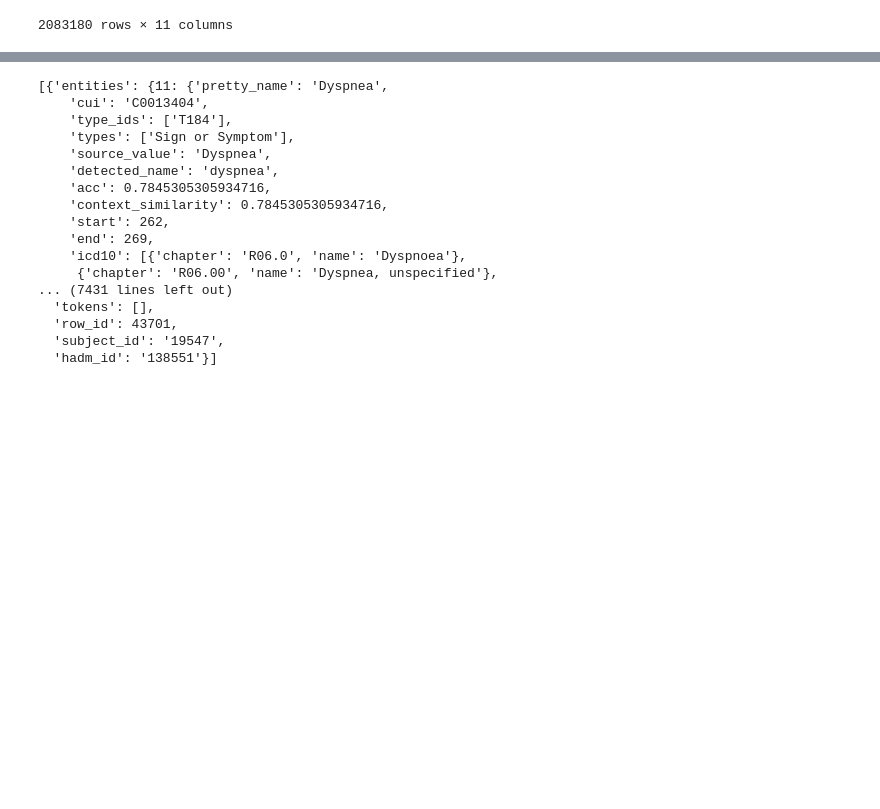
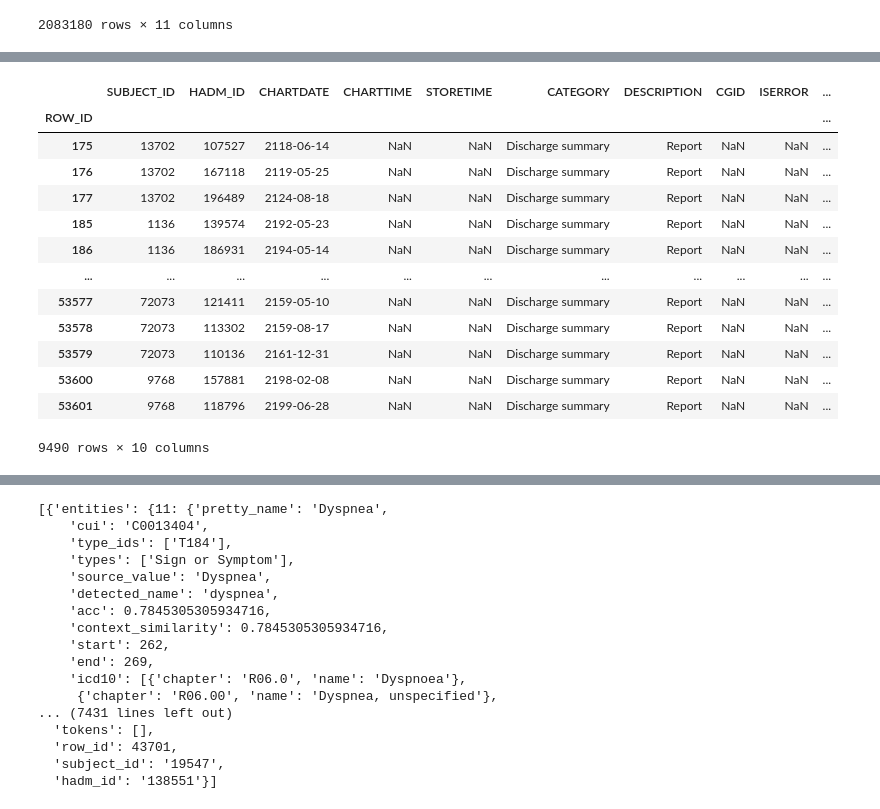
Before and after one commit to giuseppericcio/MediCARE, a Jupyter notebook: data_preprocessing.ipynb, the cells around one changed output, grey strips where cells are left out. Saved outputs shown, nothing was run; the diff lists cells and outputs as text; code cells hidden in the pictures; blank space fills up the shorter version.

```diff
--- a/data_preprocessing.ipynb
+++ b/data_preprocessing.ipynb
@@ -162,0 +198,9 @@ df
+# %%
+# filter for 'DISCHARGE SUMMARY' in the 'CATEGORY' column
+df = df[(df['CATEGORY'] == 'Discharge summary') & (df['DESCRIPTION'] == 'Report')]
+# Filtra per avere solo i record che appartengono ai pazienti in patient_dict
+df = df[df["SUBJECT_ID"].isin(list(patient_dict.keys()))]
+# Elimina le righe con valori mancanti
+df = df.dropna(subset=["SUBJECT_ID", "HADM_ID", "TEXT"])
+# Raggruppa per paziente
+group_df = df.groupby("SUBJECT_ID")
@@ -162,0 +223,9 @@ df
+# %%
+# Calcola il numero di visite (riepiloghi di dimissione) per ogni paziente
+visits_per_patient = group_df['HADM_ID'].nunique()
+# Filtra i pazienti che hanno almeno 3 visite
+patients_with_at_least_two_visits = visits_per_patient[visits_per_patient >= 3].index
+# Crea un nuovo DataFrame contenente solo i pazienti con almeno 3 visite
+df_multiple_visits = df[df["SUBJECT_ID"].isin(patients_with_at_least_two_visits)]
+# Resetta l'indice del nuovo DataFrame
+df_multiple_visits = df_multiple_visits.reset_index(drop=True)
@@ -163,3 +248,22 @@ df
+# %%
+df_multiple_visits.set_index("ROW_ID", inplace=True)
+# %%
+df_multiple_visits
+# %% [output]
+|  | SUBJECT_ID | HADM_ID | CHARTDATE | CHARTTIME | STORETIME | CATEGORY | DESCRIPTION | CGID | ISERROR | ... |
+| ROW_ID |  |  |  |  |  |  |  |  |  | ... |
+| 175 | 13702 | 107527 | 2118-06-14 | NaN | NaN | Discharge summary | Report | NaN | NaN | ... |
+| 176 | 13702 | 167118 | 2119-05-25 | NaN | NaN | Discharge summary | Report | NaN | NaN | ... |
+| 177 | 13702 | 196489 | 2124-08-18 | NaN | NaN | Discharge summary | Report | NaN | NaN | ... |
+| 185 | 1136 | 139574 | 2192-05-23 | NaN | NaN | Discharge summary | Report | NaN | NaN | ... |
+| 186 | 1136 | 186931 | 2194-05-14 | NaN | NaN | Discharge summary | Report | NaN | NaN | ... |
+| ... | ... | ... | ... | ... | ... | ... | ... | ... | ... | ... |
+| 53577 | 72073 | 121411 | 2159-05-10 | NaN | NaN | Discharge summary | Report | NaN | NaN | ... |
+| 53578 | 72073 | 113302 | 2159-08-17 | NaN | NaN | Discharge summary | Report | NaN | NaN | ... |
+| 53579 | 72073 | 110136 | 2161-12-31 | NaN | NaN | Discharge summary | Report | NaN | NaN | ... |
+| 53600 | 9768 | 157881 | 2198-02-08 | NaN | NaN | Discharge summary | Report | NaN | NaN | ... |
+| 53601 | 9768 | 118796 | 2199-06-28 | NaN | NaN | Discharge summary | Report | NaN | NaN | ... |
+9490 rows × 10 columns
 # %%
 """
 # Define the ranges for subject IDs
```
Also changed, not shown: parts of 18 cells of this notebook.
